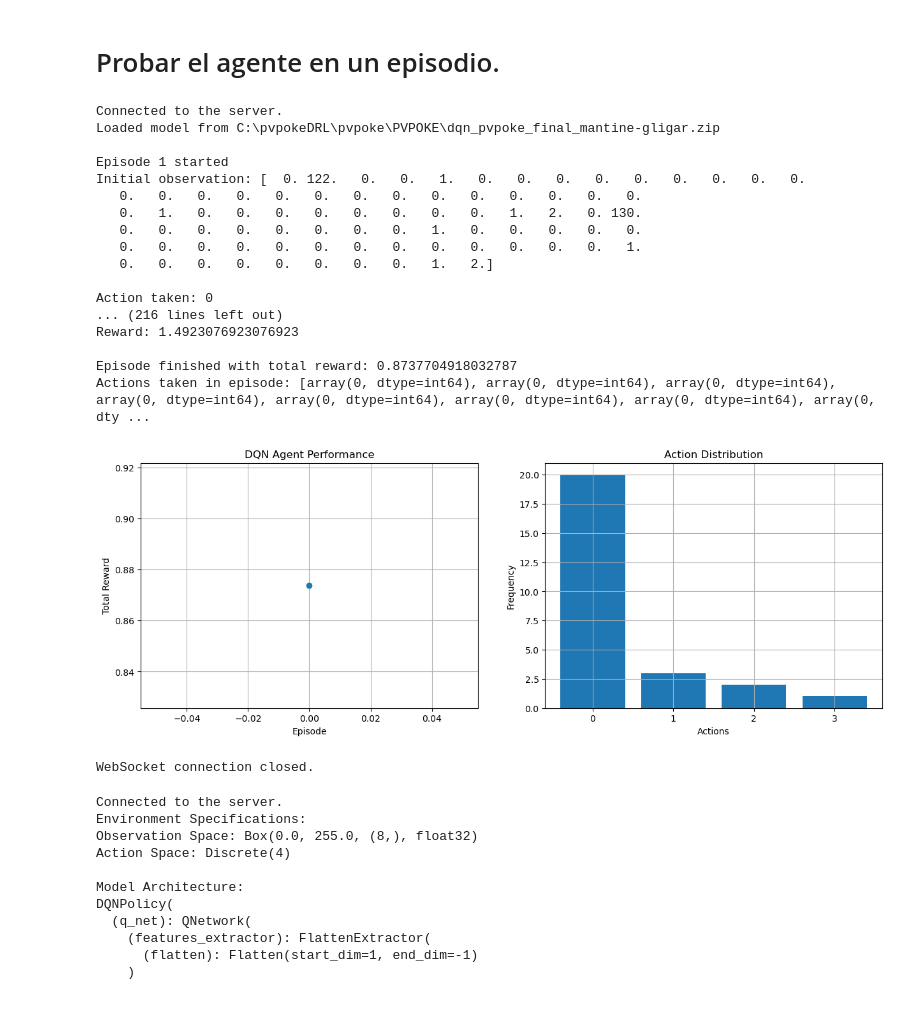
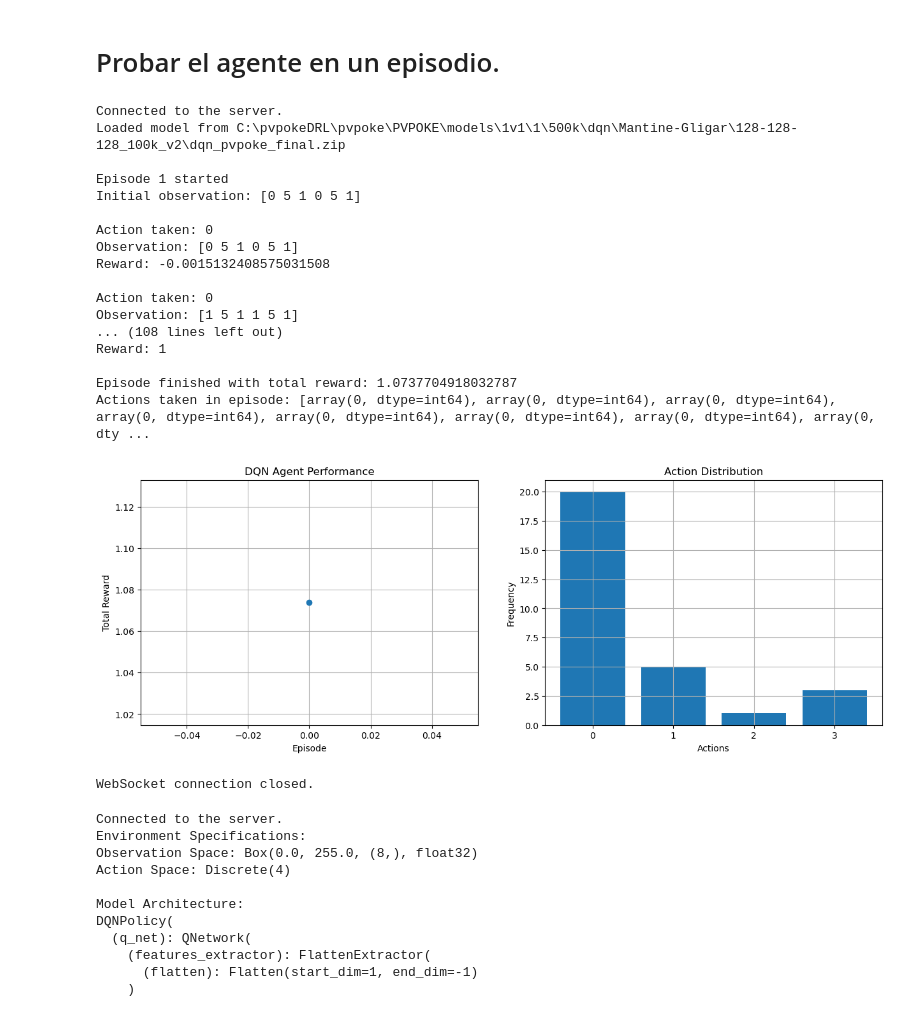
Before and after one commit to SamuelValdepinoMojica/pvpoke, a Jupyter notebook: PVPOKE/Prueba.ipynb, the cells around one changed output. Cells and saved outputs as stored; diff of their text form; code cells hidden in the pictures.

```diff
--- a/PVPOKE/Prueba.ipynb
+++ b/PVPOKE/Prueba.ipynb
@@ -291,11 +679,11 @@ nest_asyncio.apply()
 
 
 # Create and connect environment
-env = PVPokeEnv("ws://localhost:8000/ws", "notebook", "pvpoke")
+env = PVPokeEnv("ws://localhost:8000/ws", "notebook", "pvpoke",battle_format="1v1")
 env.loop.run_until_complete(env.connect())
 
 # Load pre-trained model
-model_path = "C:\pvpokeDRL\pvpoke\PVPOKE\dqn_pvpoke_final_mantine-gligar.zip"
+model_path = "C:\pvpokeDRL\pvpoke\PVPOKE\models\\1v1\\1\\500k\dqn\Mantine-Gligar\\128-128-128_100k_v2\dqn_pvpoke_final.zip"
 model = DQN.load(model_path)
 
 #model_path  = "C:\pvpokeDRL\pvpoke\PVPOKE\models\ppo\mandibuzz-Annihilape\ppo_pvpoke_1v1_140000_steps.zip"
@@ -335,44 +723,44 @@ for episode in range(1):
     actions_taken.extend(episode_actions)
 
 # Plot results
 plt.figure(figsize=(15, 5))
 plt.subplot(1, 2, 1)
 plt.plot(rewards, marker='o')
 plt.xlabel('Episode')
 plt.ylabel('Total Reward')
 plt.title('DQN Agent Performance')
 plt.grid(True)
 
 plt.subplot(1, 2, 2)
 plt.hist(actions_taken, bins=np.arange(env.action_space.n + 1) - 0.5, align="mid", rwidth=0.8)
 plt.xticks(np.arange(env.action_space.n))
 plt.xlabel('Actions')
 plt.ylabel('Frequency')
 plt.title('Action Distribution')
 plt.grid(True)
 plt.show()
 
 # Close environment
 env.close()
 # %% [output]
 Connected to the server.
-Loaded model from C:\pvpokeDRL\pvpoke\PVPOKE\dqn_pvpoke_final_mantine-gligar.zip
+Loaded model from C:\pvpokeDRL\pvpoke\PVPOKE\models\1v1\1\500k\dqn\Mantine-Gligar\128-128-128_100k_v2\dqn_pvpoke_final.zip
 
 Episode 1 started
-Initial observation: [  0. 122.   0.   0.   1.   0.   0.   0.   0.   0.   0.   0.   0.   0.
-   0.   0.   0.   0.   0.   0.   0.   0.   0.   0.   0.   0.   0.   0.
-   0.   1.   0.   0.   0.   0.   0.   0.   0.   0.   1.   2.   0. 130.
-   0.   0.   0.   0.   0.   0.   0.   0.   1.   0.   0.   0.   0.   0.
-   0.   0.   0.   0.   0.   0.   0.   0.   0.   0.   0.   0.   0.   1.
-   0.   0.   0.   0.   0.   0.   0.   0.   1.   2.]
+Initial observation: [0 5 1 0 5 1]
 
 Action taken: 0
-... (216 lines left out)
-Reward: 1.4923076923076923
+Observation: [0 5 1 0 5 1]
+Reward: -0.0015132408575031508
 
-Episode finished with total reward: 0.8737704918032787
+Action taken: 0
+Observation: [1 5 1 1 5 1]
+... (108 lines left out)
+Reward: 1
+
+Episode finished with total reward: 1.0737704918032787
 Actions taken in episode: [array(0, dtype=int64), array(0, dtype=int64), array(0, dtype=int64), array(0, dtype=int64), array(0, dtype=int64), array(0, dtype=int64), array(0, dtype=int64), array(0, dty ...
-[figure, old version]
+[figure, new version]
 WebSocket connection closed.
 # %%
 import asyncio
```
Also changed, not shown: parts of 4 cells of this notebook, 3 other files.
